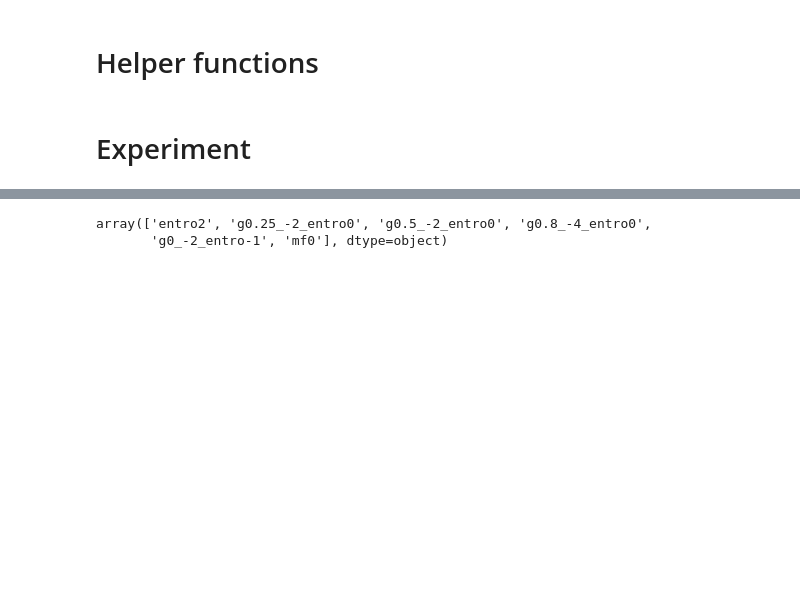
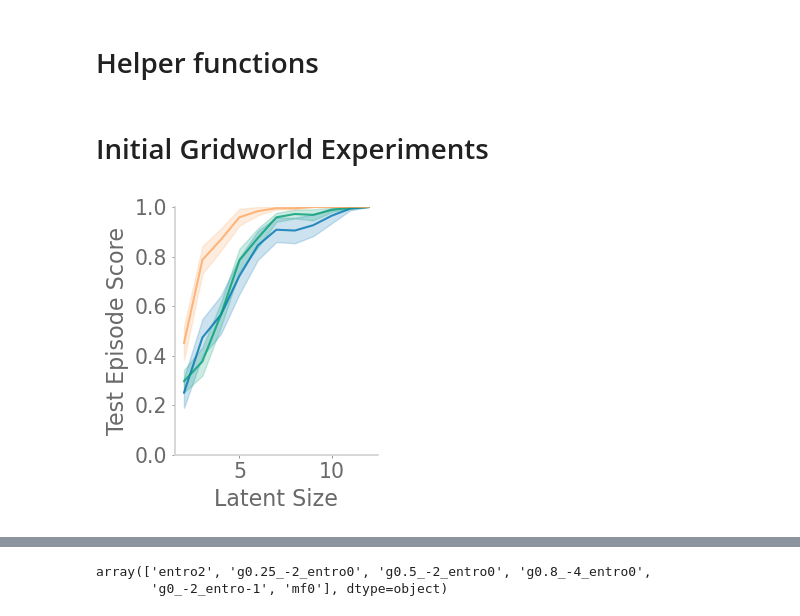
Before and after one commit to chingf/auxrl, a Jupyter notebook: notebooks/04-gridworld-sweep-results.ipynb, the cells around one changed output, grey strips where cells are left out. Cells and saved outputs as stored; diff of their text form; code cells hidden in the pictures; blank space fills up the shorter version.

```diff
--- a/notebooks/04-gridworld-sweep-results.ipynb
+++ b/notebooks/04-gridworld-sweep-results.ipynb
@@ -132,5 +129,5 @@ def get_df(base, zs, net_yaml):
                 data['file'].append(pickle_file)
     df = pd.DataFrame(data)
     return df
-# %% [markdown]
-# Experiment
+# %% [markdown]
+# Initial Gridworld Experiments
@@ -136,0 +138,14 @@ def get_df(base, zs, net_yaml):
+# %%
+colors = cm.get_cmap('Oranges')
+c_steps = np.linspace(0.4, 0.8, 4, endpoint=True)
+plot(
+    task_df, 'valid_score', 600, figsize=(6.4*0.5, 4.8*0.75),
+    fnames=['mf0', 'entro0', 'g0_-2_entro-1'],
+    smooth_plot=True, smooth_plot_n=2,
+    figname='gridworld6x6_taskA_early',
+    colors=['C0', 'C2', colors(c_steps[0])],
+    show_legend=False,
+    plot_title='', ylim=(0,1), ylabel='Test Episode Score'
+    )
+# %% [output]
+[figure, added]
```
Also changed, not shown: parts of 93 cells of this notebook, 10 other files.
